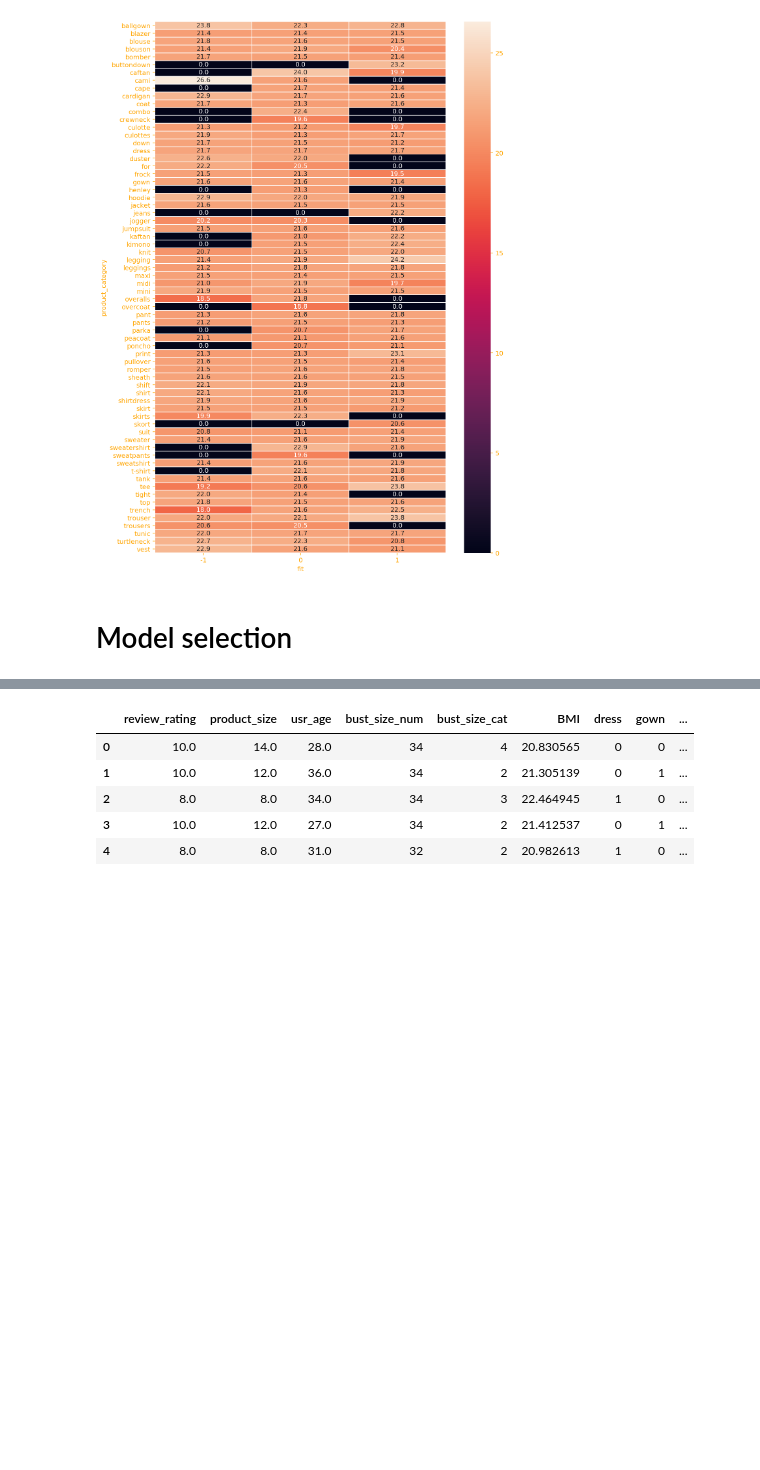
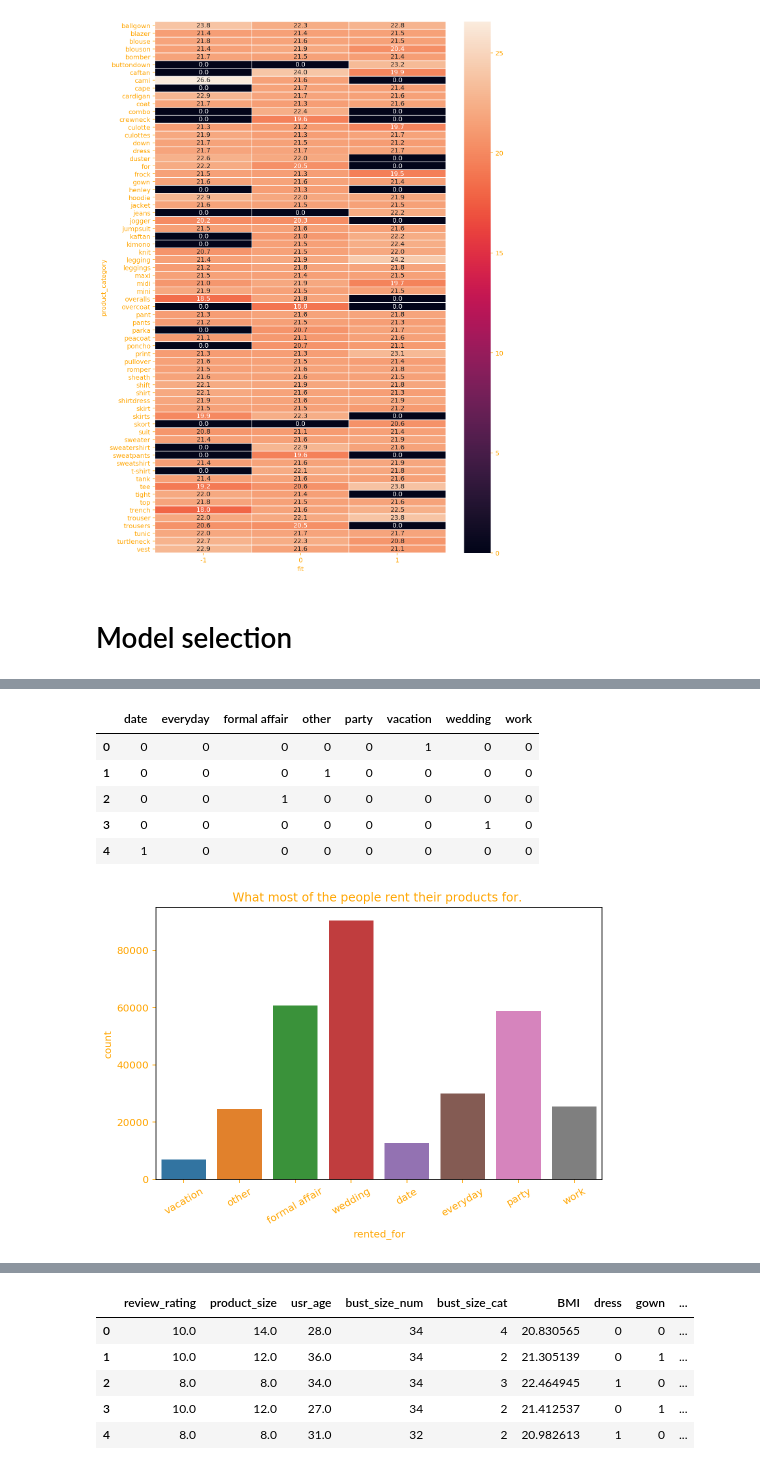
Before and after one commit to Dmytro-Shvetsov/ClothingFit, a Jupyter notebook: data/data_analysis_and_cleaning.ipynb, the cells around one changed output, grey strips where cells are left out. Saved outputs shown, nothing was run; the diff lists cells and outputs as text; code cells hidden in the pictures; blank space fills up the shorter version.

```diff
--- a/data/data_analysis_and_cleaning.ipynb
+++ b/data/data_analysis_and_cleaning.ipynb
@@ -454,0 +442,18 @@ body_type_col_encoded.head()
+# %%
+rented_for_col = cleaned_df['rented_for'].replace('party: cocktail', 'other')
+
+plt.title('What most of the people rent their products for. ')
+plt.xticks(rotation=30)
+sns.countplot(rented_for_col)
+
+rented_for_col_encoded = pd.get_dummies(rented_for_col)
+save_labels('../app/model/txt/rented_for_categories.txt', rented_for_col_encoded.columns)
+rented_for_col_encoded.head()
+# %% [output]
+|  | date | everyday | formal affair | other | party | vacation | wedding | work |
+| 0 | 0 | 0 | 0 | 0 | 0 | 1 | 0 | 0 |
+| 1 | 0 | 0 | 0 | 1 | 0 | 0 | 0 | 0 |
+| 2 | 0 | 0 | 1 | 0 | 0 | 0 | 0 | 0 |
+| 3 | 0 | 0 | 0 | 0 | 0 | 0 | 1 | 0 |
+| 4 | 1 | 0 | 0 | 0 | 0 | 0 | 0 | 0 |
+[figure, added]
```
Also changed, not shown: parts of 22 cells of this notebook, 12 other files.
